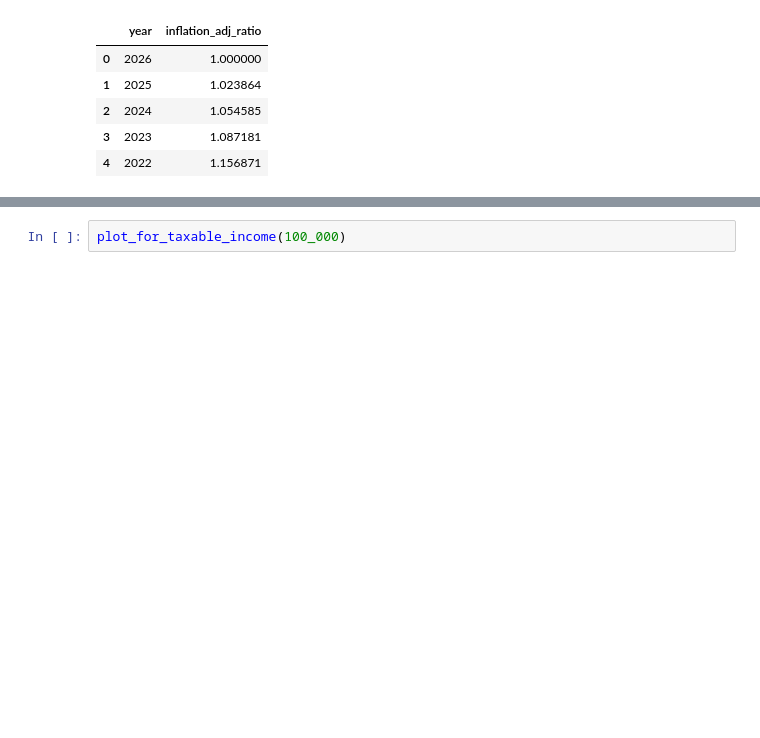
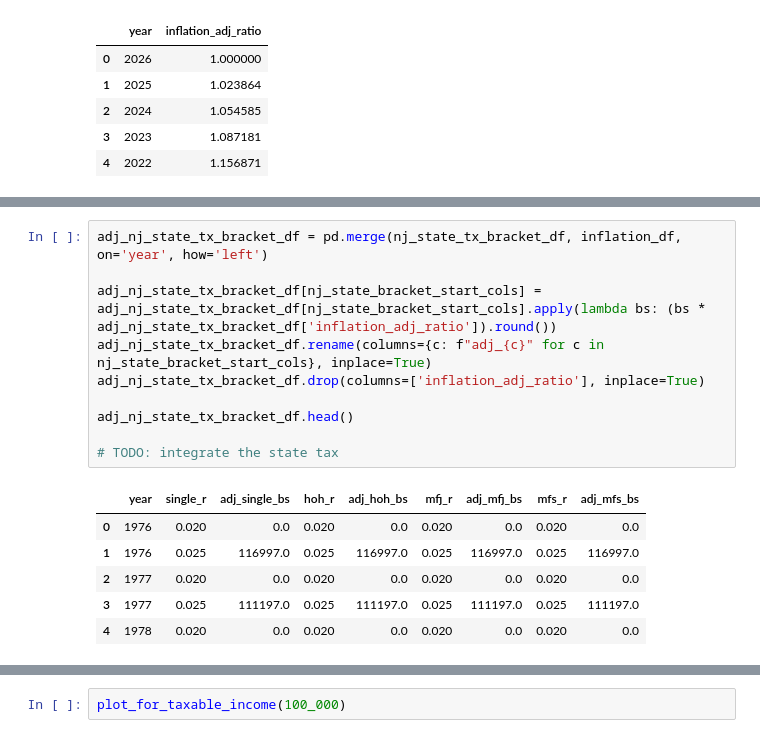
Before and after one commit to cormac-taylor/taxation, a Jupyter notebook: taxation.ipynb, the cells around one changed output, grey strips where cells are left out. Drawn from its saved outputs; the diff is of its cells as text; blank space fills up the shorter version.

```diff
--- a/taxation.ipynb
+++ b/taxation.ipynb
@@ -125,3 +146,20 @@ inflation_adj_fica_df.head()
 | 2 | 1939 | 69697.0 | 0.01 | 0.0 |
 | 3 | 1940 | 70198.0 | 0.01 | 0.0 |
 | 4 | 1941 | 69203.0 | 0.01 | 0.0 |
+# %%
+adj_nj_state_tx_bracket_df = pd.merge(nj_state_tx_bracket_df, inflation_df, on='year', how='left')
+
+adj_nj_state_tx_bracket_df[nj_state_bracket_start_cols] = adj_nj_state_tx_bracket_df[nj_state_bracket_start_cols].apply(lambda bs: (bs * adj_nj_state_tx_bracket_df['inflation_adj_ratio']).round())
+adj_nj_state_tx_bracket_df.rename(columns={c: f"adj_{c}" for c in nj_state_bracket_start_cols}, inplace=True)
+adj_nj_state_tx_bracket_df.drop(columns=['inflation_adj_ratio'], inplace=True)
+
+adj_nj_state_tx_bracket_df.head()
+
+# TODO: integrate the state tax
+# %% [output]
+|  | year | single_r | adj_single_bs | hoh_r | adj_hoh_bs | mfj_r | adj_mfj_bs | mfs_r | adj_mfs_bs |
+| 0 | 1976 | 0.020 | 0.0 | 0.020 | 0.0 | 0.020 | 0.0 | 0.020 | 0.0 |
+| 1 | 1976 | 0.025 | 116997.0 | 0.025 | 116997.0 | 0.025 | 116997.0 | 0.025 | 116997.0 |
+| 2 | 1977 | 0.020 | 0.0 | 0.020 | 0.0 | 0.020 | 0.0 | 0.020 | 0.0 |
+| 3 | 1977 | 0.025 | 111197.0 | 0.025 | 111197.0 | 0.025 | 111197.0 | 0.025 | 111197.0 |
+| 4 | 1978 | 0.020 | 0.0 | 0.020 | 0.0 | 0.020 | 0.0 | 0.020 | 0.0 |
```
Also changed, not shown: parts of 10 cells of this notebook, 2 other files.
